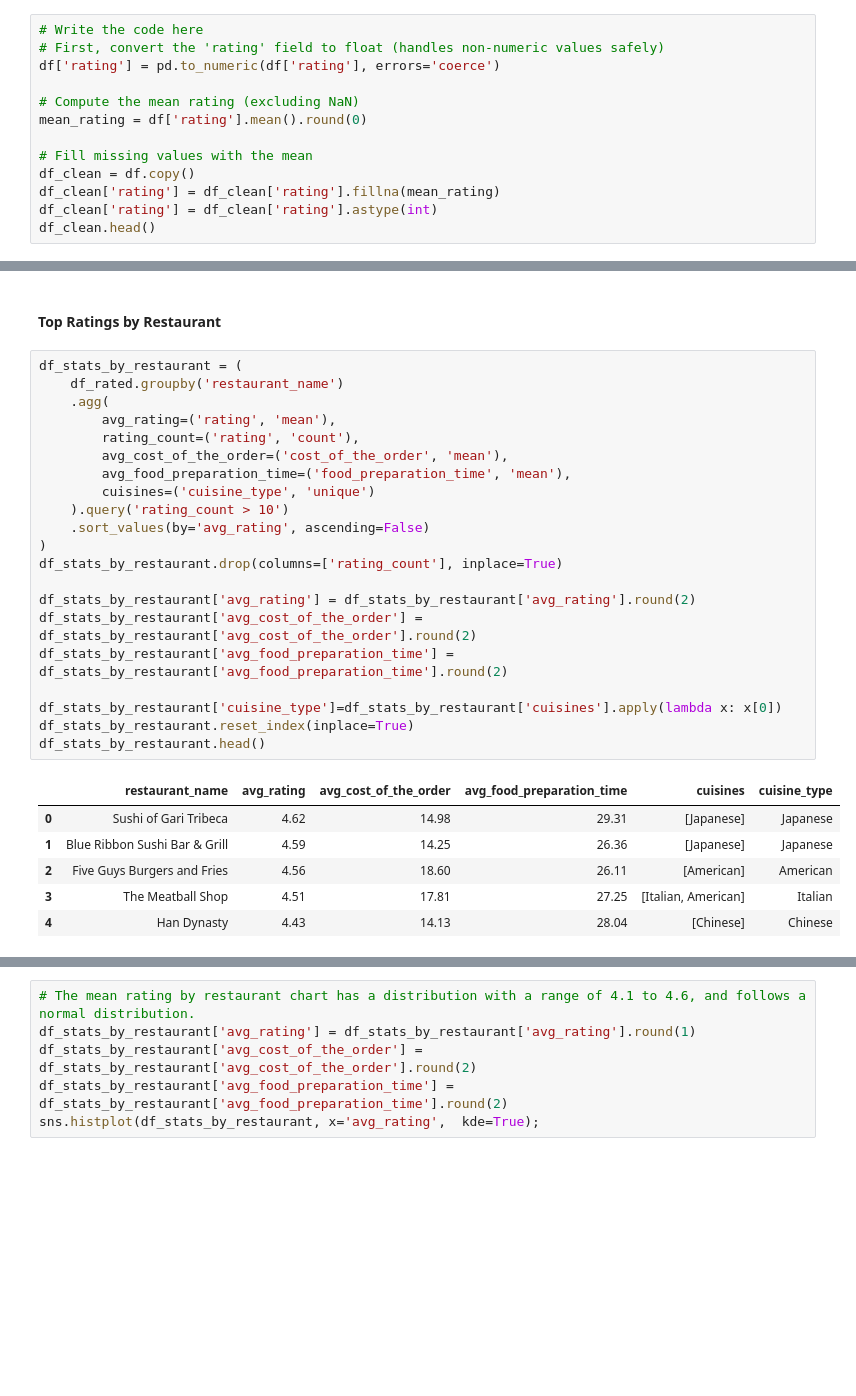
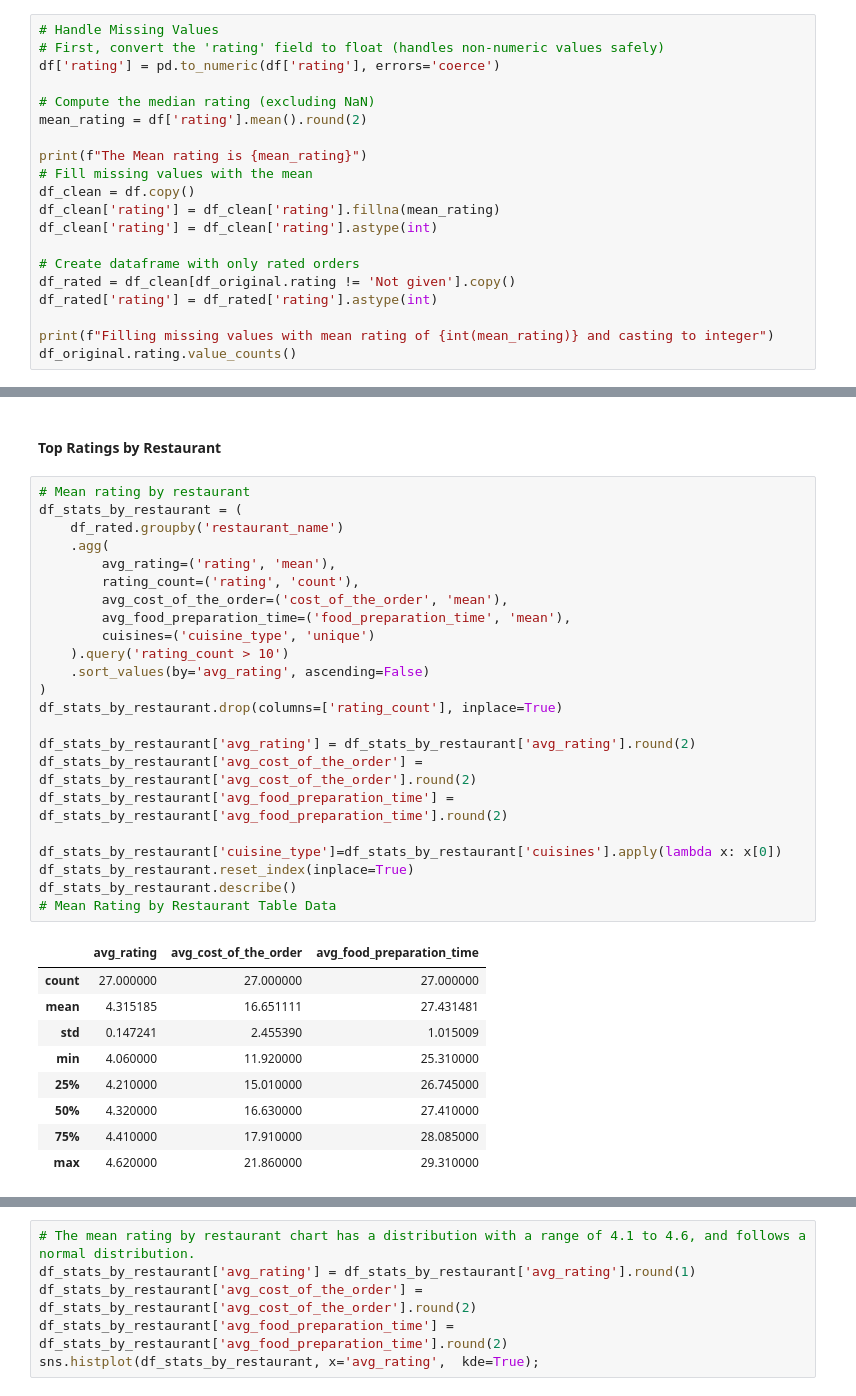
Before and after one commit to DanielLevenstein/FoodHub_UT_ML_Project1, a Jupyter notebook: FoodHubDataAnalysis.ipynb, the cells around one changed output, grey strips where cells are left out. Drawn from its saved outputs; the diff is of its cells as text; blank space fills up the shorter version.

```diff
--- a/FoodHubDataAnalysis.ipynb
+++ b/FoodHubDataAnalysis.ipynb
@@ -121,16 +121,23 @@ The dataset contains **5 numerical fields** and **4 categorical fields**.
 # %% [markdown]
 ### **Question 3:** Are there any missing values in the data? If yes, treat them using an appropriate method. [1 mark]
 # %%
-# Write the code here
+# Handle Missing Values
 # First, convert the 'rating' field to float (handles non-numeric values safely)
 df['rating'] = pd.to_numeric(df['rating'], errors='coerce')
 
-# Compute the mean rating (excluding NaN)
-mean_rating = df['rating'].mean().round(0)
+# Compute the median rating (excluding NaN)
+mean_rating = df['rating'].mean().round(2)
 
+print(f"The Mean rating is {mean_rating}")
 # Fill missing values with the mean
 df_clean = df.copy()
 df_clean['rating'] = df_clean['rating'].fillna(mean_rating)
 df_clean['rating'] = df_clean['rating'].astype(int)
-df_clean.head()
+
+# Create dataframe with only rated orders
+df_rated = df_clean[df_original.rating != 'Not given'].copy()
+df_rated['rating'] = df_rated['rating'].astype(int)
+
+print(f"Filling missing values with mean rating of {int(mean_rating)} and casting to integer")
+df_original.rating.value_counts()
 # %% [output]
@@ -448,30 +511,35 @@ df_mean_rating_by_cuisine[cuisine_type_columns]
 # %% [markdown]
 #### Top Ratings by Restaurant
 # %%
+# Mean rating by restaurant
 df_stats_by_restaurant = (
     df_rated.groupby('restaurant_name')
     .agg(
         avg_rating=('rating', 'mean'),
         rating_count=('rating', 'count'),
         avg_cost_of_the_order=('cost_of_the_order', 'mean'),
         avg_food_preparation_time=('food_preparation_time', 'mean'),
         cuisines=('cuisine_type', 'unique')
     ).query('rating_count > 10')
     .sort_values(by='avg_rating', ascending=False)
 )
 df_stats_by_restaurant.drop(columns=['rating_count'], inplace=True)
 
 df_stats_by_restaurant['avg_rating'] = df_stats_by_restaurant['avg_rating'].round(2)
 df_stats_by_restaurant['avg_cost_of_the_order'] = df_stats_by_restaurant['avg_cost_of_the_order'].round(2)
 df_stats_by_restaurant['avg_food_preparation_time'] = df_stats_by_restaurant['avg_food_preparation_time'].round(2)
 
 df_stats_by_restaurant['cuisine_type']=df_stats_by_restaurant['cuisines'].apply(lambda x: x[0])
 df_stats_by_restaurant.reset_index(inplace=True)
-df_stats_by_restaurant.head()
+df_stats_by_restaurant.describe()
+# Mean Rating by Restaurant Table Data
 # %% [output]
-|  | restaurant_name | avg_rating | avg_cost_of_the_order | avg_food_preparation_time | cuisines | cuisine_type |
-| 0 | Sushi of Gari Tribeca | 4.62 | 14.98 | 29.31 | [Japanese] | Japanese |
-| 1 | Blue Ribbon Sushi Bar & Grill | 4.59 | 14.25 | 26.36 | [Japanese] | Japanese |
-| 2 | Five Guys Burgers and Fries | 4.56 | 18.60 | 26.11 | [American] | American |
-| 3 | The Meatball Shop | 4.51 | 17.81 | 27.25 | [Italian, American] | Italian |
-| 4 | Han Dynasty | 4.43 | 14.13 | 28.04 | [Chinese] | Chinese |
+|  | avg_rating | avg_cost_of_the_order | avg_food_preparation_time |
+| count | 27.000000 | 27.000000 | 27.000000 |
+| mean | 4.315185 | 16.651111 | 27.431481 |
+| std | 0.147241 | 2.455390 | 1.015009 |
+| min | 4.060000 | 11.920000 | 25.310000 |
+| 25% | 4.210000 | 15.010000 | 26.745000 |
+| 50% | 4.320000 | 16.630000 | 27.410000 |
+| 75% | 4.410000 | 17.910000 | 28.085000 |
+| max | 4.620000 | 21.860000 | 29.310000 |
```
Also changed, not shown: parts of 68 cells of this notebook, 1 other file.
